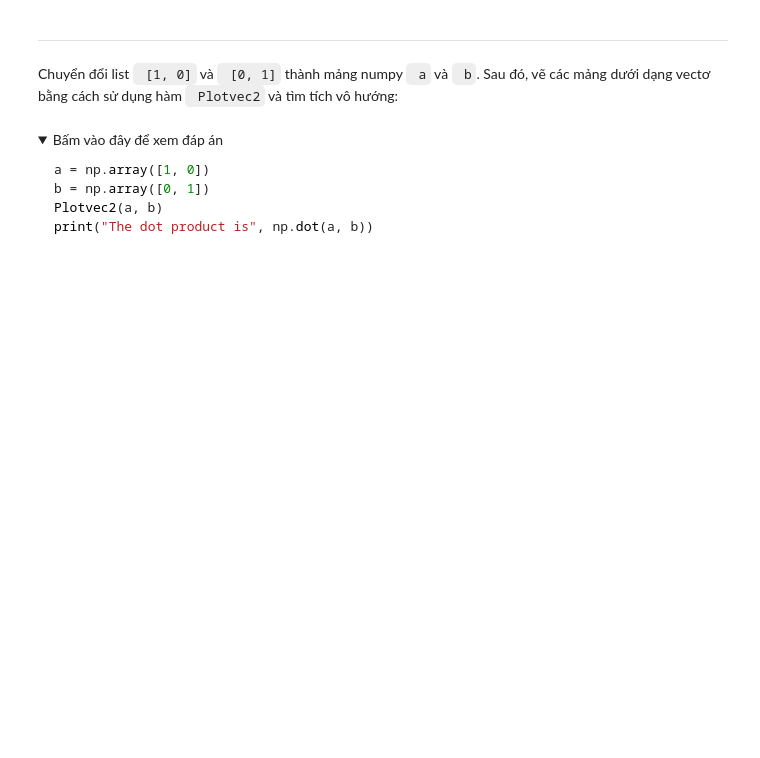
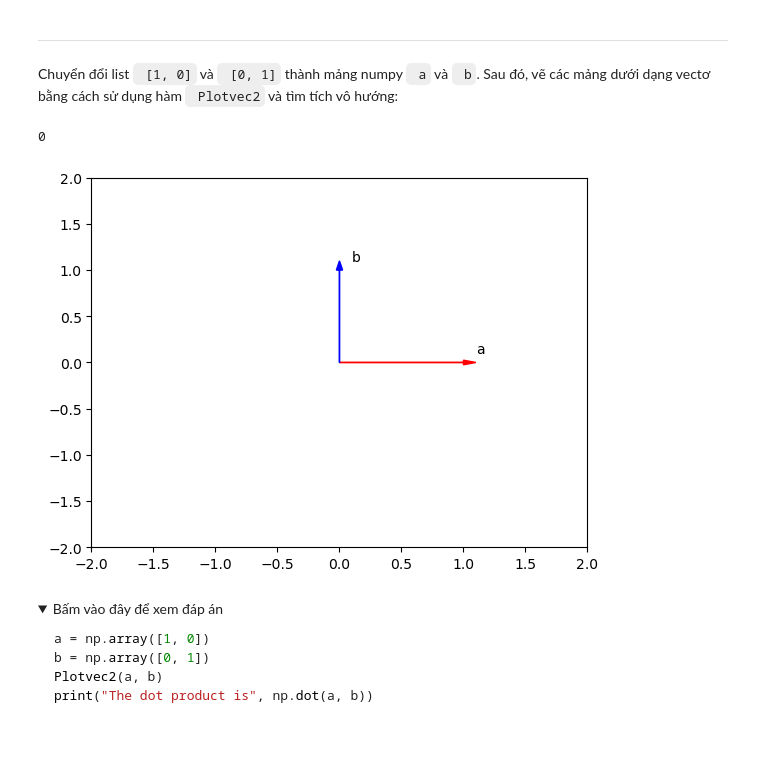
Before and after one commit to kkhh23/Test_repository, a Jupyter notebook: Final module 1/Lab 10.1_Numpy1D.ipynb, the cells around one changed output. Drawn from its saved outputs; the diff is of its cells as text; code cells hidden in the pictures; folded sections open; blank space fills up the shorter version.

```diff
--- a/Final module 1/Lab 10.1_Numpy1D.ipynb
+++ b/Final module 1/Lab 10.1_Numpy1D.ipynb
@@ -613,6 +613,13 @@ print("The dot product is", np.dot(a,b))
 Chuyển đổi list <code> [1, 0]</code> và <code> [0, 1]</code> thành mảng numpy <code> a</code> và <code> b</code>. Sau đó, vẽ các mảng dưới dạng vectơ bằng cách sử dụng hàm <code> Plotvec2</code> và tìm tích vô hướng:
 # %%
 # Write your code below and press Shift+Enter to execute
+a = np.array([1,0])
+b = np.array([0,1])
+Plotvec2(a,b)
+np.dot(a,b)
+# %% [output]
+0
+[figure, added]
 # %% [markdown]
 <details><summary>Bấm vào đây để xem đáp án</summary>
 
```
Also changed, not shown: parts of 2 cells of this notebook, 29 other files.
